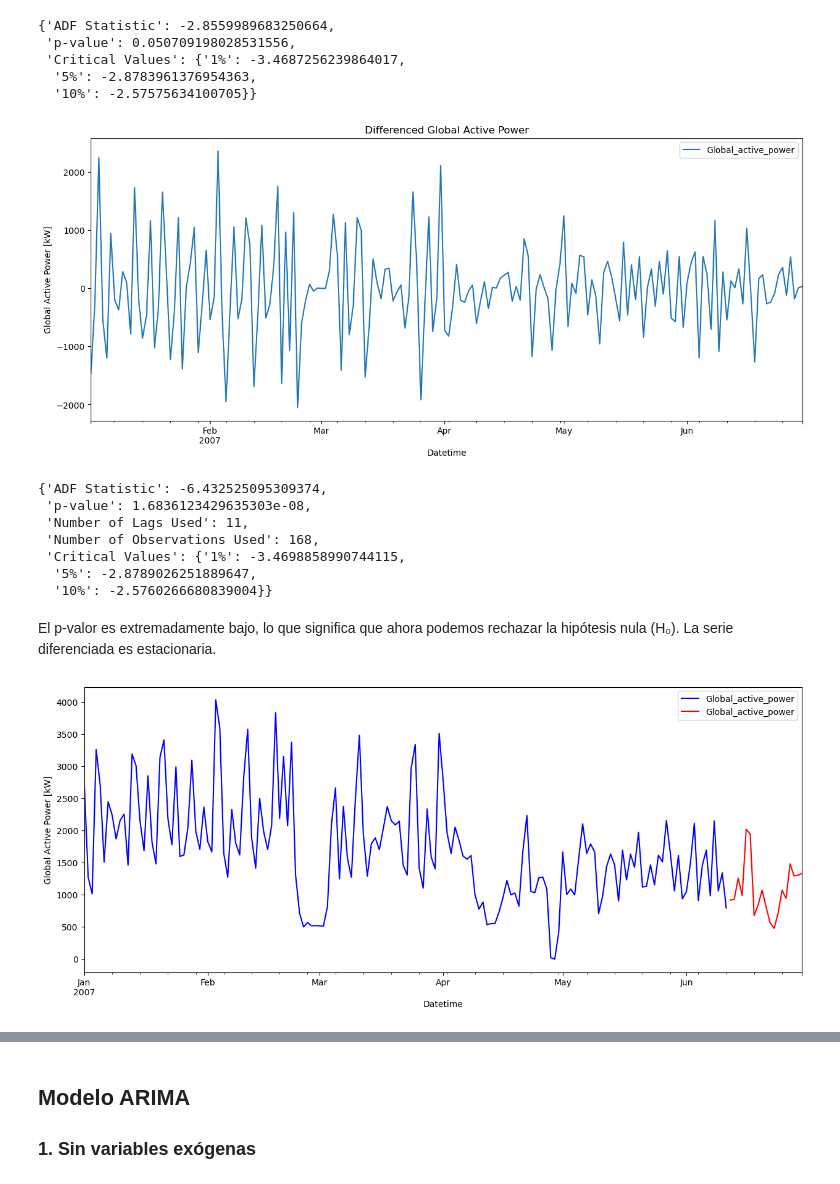
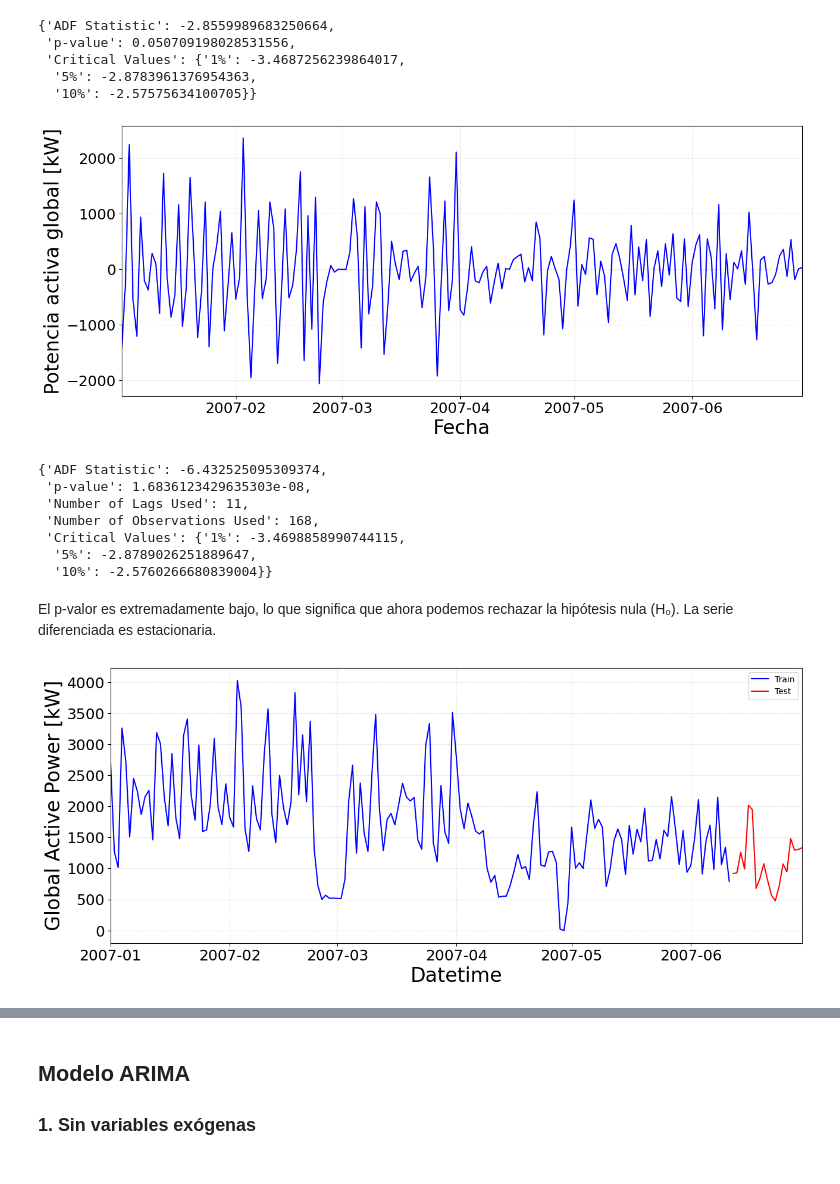
Before and after one commit to kevindmzapata/multivariate-statistics-course, a Jupyter notebook: PROYECTO_FINAL/main.ipynb, the cells around one changed output, grey strips where cells are left out. Saved outputs shown, nothing was run; the diff lists cells and outputs as text; code cells hidden in the pictures.

```diff
--- a/PROYECTO_FINAL/main.ipynb
+++ b/PROYECTO_FINAL/main.ipynb
@@ -77,0 +66,2 @@ plt.show()
+# %%
+f_size = 24
@@ -111,27 +119,33 @@ critical_values = adf_test[4]
 # %%
 # Differentiate the series to achieve stationarity (if needed)
 data_diff = df.diff().dropna()
 
 # Perform ADF test on the differenced series
 result_diff = adfuller(data_diff)
 
 # Plot the differenced series
-data_diff.plot(figsize=(15, 6), title='Differenced Global Active Power')
-plt.xlabel('Datetime')
-plt.ylabel('Global Active Power [kW]')
+plt.figure(figsize=(15, 6))
+plt.plot(data_diff.index, data_diff['Global_active_power'], color='blue')
+plt.xlabel('Fecha', fontsize=f_size)
+plt.ylabel('Potencia activa global [kW]', fontsize=f_size)
+plt.xticks(fontsize=18)
+plt.yticks(fontsize=18)
+plt.xlim(data_diff.index[0], data_diff.index[-1])
+plt.grid(alpha=0.3, linestyle='--')
+plt.savefig('fig_1(b).png', bbox_inches='tight', pad_inches=0.2)
 plt.show()
 
 # Display ADF test results for the differenced series
 adf_diff_results = {
     'ADF Statistic': result_diff[0],
     'p-value': result_diff[1],
     'Number of Lags Used': result_diff[2],
     'Number of Observations Used': result_diff[3],
     'Critical Values': result_diff[4]
 }
 adf_diff_results
 # %% [output]
-[figure, old version]
+[figure, new version]
 {'ADF Statistic': -6.432525095309374,
  'p-value': 1.6836123429635303e-08,
  'Number of Lags Used': 11,
@@ -151,14 +165,18 @@ train_exog = df_exog[:train_size]
 test_exog = df_exog[train_size:]
 # %%
 plt.figure(figsize=(15, 6))
-train.plot(ax=plt.gca(), color='b', label='Train')
-test.plot(ax=plt.gca(), color='r', label='Test')
-plt.xlabel('Datetime')
-plt.ylabel('Global Active Power [kW]')
+plt.plot(train.index, train['Global_active_power'], label='Train', color='b')
+plt.plot(test.index, test['Global_active_power'], label='Test', color='r')
+plt.xlabel('Datetime', fontsize=f_size)
+plt.ylabel('Global Active Power [kW]', fontsize=f_size)
 plt.legend(loc='best')
+plt.xlim([train.index.min(), test.index.max()])
+plt.xticks(fontsize=18)
+plt.yticks(fontsize=18)
+plt.grid(alpha=0.3, linestyle='--')
 plt.show()
 # %% [output]
-[figure, old version]
+[figure, new version]
 # %%
 from pmdarima import auto_arima
 
```
Also changed, not shown: parts of 24 cells of this notebook.
